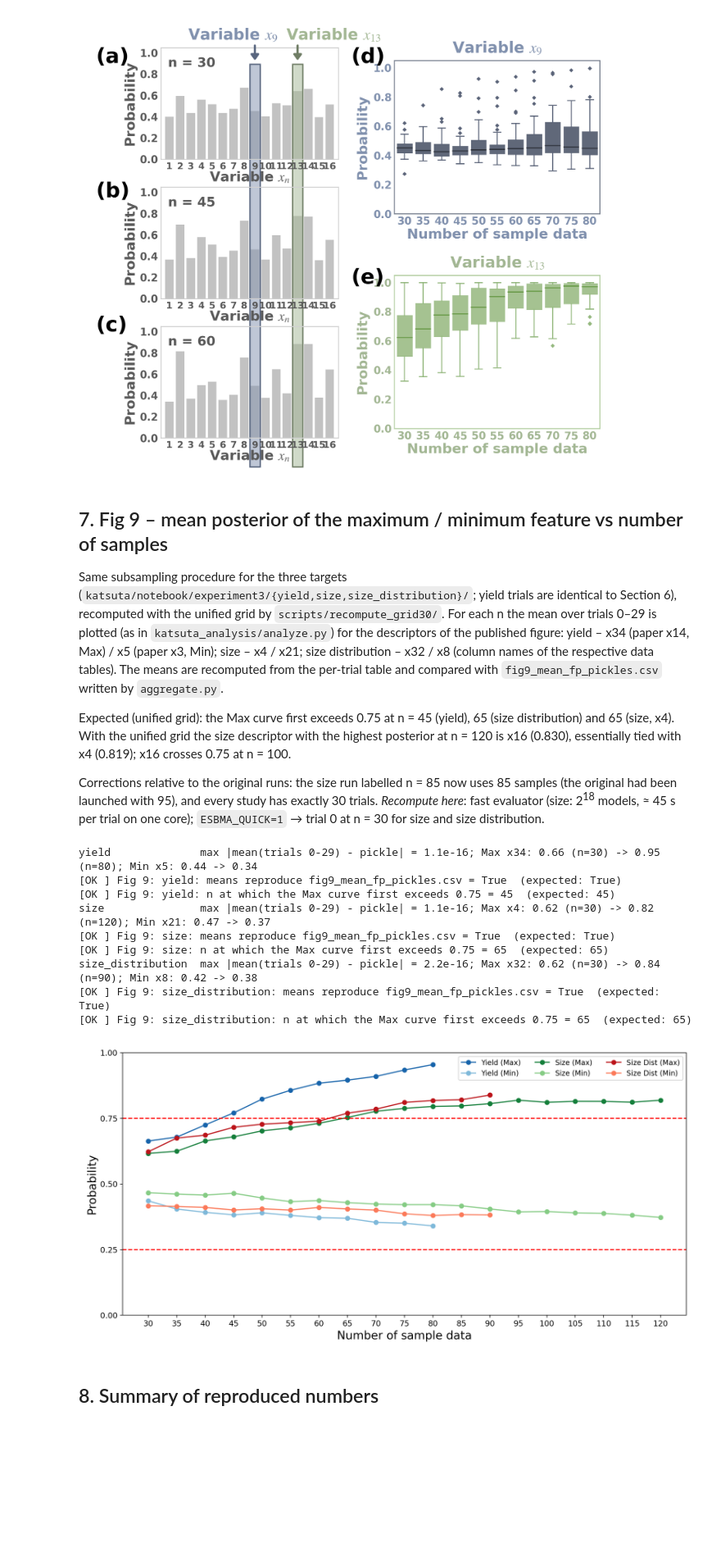
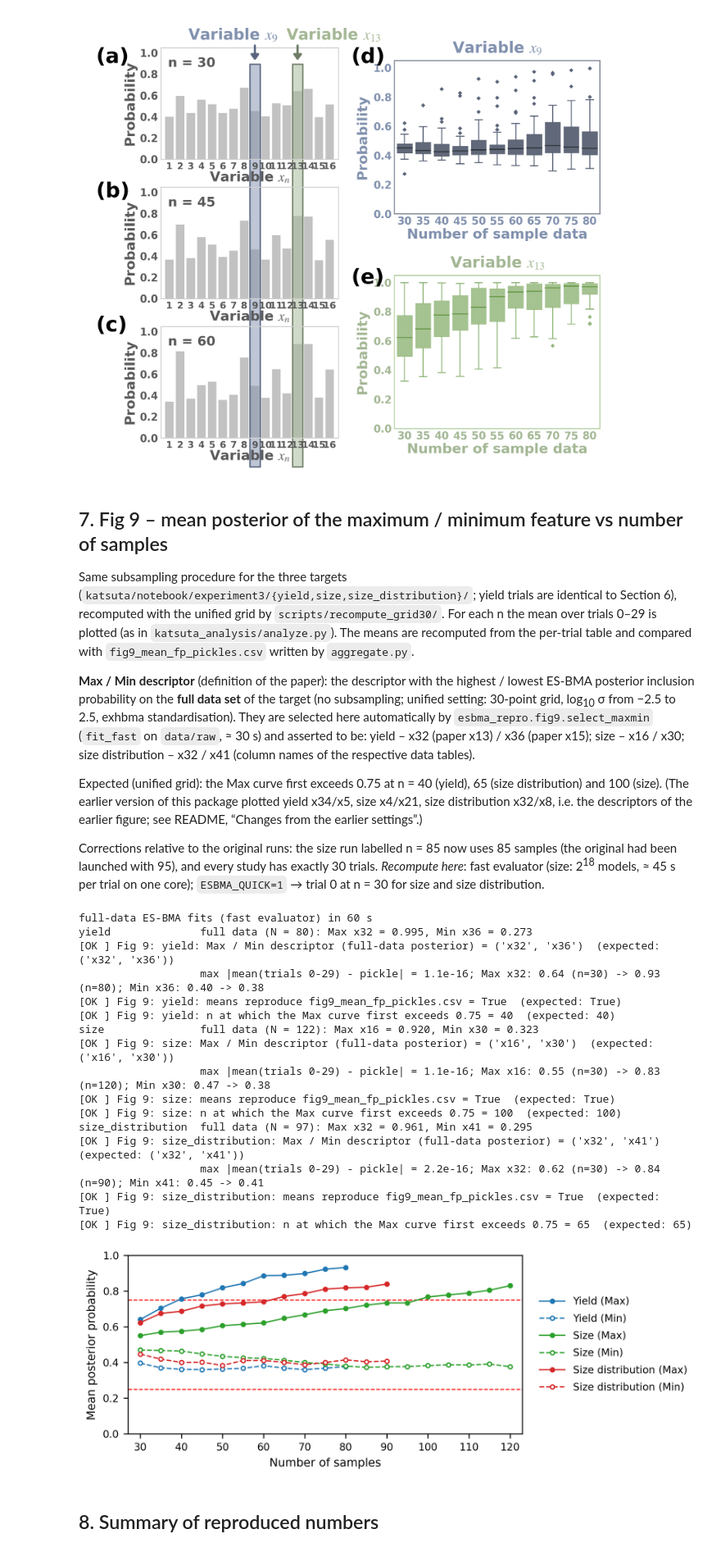
Before and after one commit to ryoukiyohara/esbma-nanosheet-repro, a Jupyter notebook: esbma_paper_reproduction.executed.ipynb, the cells around one changed output. Shown at 82% size. Cells and saved outputs as stored; diff of their text form; code cells hidden in the pictures; blank space fills up the shorter version.

```diff
--- a/esbma_paper_reproduction.executed.ipynb
+++ b/esbma_paper_reproduction.executed.ipynb
@@ -664,67 +664,80 @@ x13: median posterior n=30 0.63 -> n=80 0.97; IQR n=30 0.28 -> n=80 0.07
 
 Same subsampling procedure for the three targets (`katsuta/notebook/experiment3/{yield,size,size_distribution}/`;
 yield trials are identical to Section 6), recomputed with the unified grid by `scripts/recompute_grid30/`. For each n
-the mean over trials 0–29 is plotted (as in `katsuta_analysis/analyze.py`) for the descriptors of the published figure:
-yield – x34 (paper x14, Max) / x5 (paper x3, Min); size – x4 / x21; size distribution – x32 / x8 (column names of the
-respective data tables). The means are recomputed from the per-trial table and compared with `fig9_mean_fp_pickles.csv`
-written by `aggregate.py`.
+the mean over trials 0–29 is plotted (as in `katsuta_analysis/analyze.py`). The means are recomputed from the per-trial
+table and compared with `fig9_mean_fp_pickles.csv` written by `aggregate.py`.
 
-Expected (unified grid): the Max curve first exceeds 0.75 at n = 45 (yield), 65 (size distribution) and 65 (size, x4).
-With the unified grid the size descriptor with the highest posterior at n = 120 is x16 (0.830), essentially tied with x4
-(0.819); x16 crosses 0.75 at n = 100.
+**Max / Min descriptor** (definition of the paper): the descriptor with the highest / lowest ES-BMA posterior inclusion
+probability on the **full data set** of the target (no subsampling; unified setting: 30-point grid, log<sub>10</sub> σ from
+−2.5 to 2.5, exhbma standardisation). They are selected here automatically by `esbma_repro.fig9.select_maxmin`
+(`fit_fast` on `data/raw`, ≈ 30 s) and asserted to be: yield – x32 (paper x13) / x36 (paper x15); size – x16 / x30;
+size distribution – x32 / x41 (column names of the respective data tables).
+
+Expected (unified grid): the Max curve first exceeds 0.75 at n = 40 (yield), 65 (size distribution) and 100 (size).
+(The earlier version of this package plotted yield x34/x5, size x4/x21, size distribution x32/x8, i.e. the descriptors
+of the earlier figure; see README, “Changes from the earlier settings”.)
 
 Corrections relative to the original runs: the size run labelled n = 85 now uses 85 samples (the original had been
 launched with 95), and every study has exactly 30 trials. *Recompute here*: fast evaluator (size: 2<sup>18</sup> models,
 ≈ 45 s per trial on one core); `ESBMA_QUICK=1` → trial 0 at n = 30 for size and size distribution.
 # %%
 RECOMPUTE_FIG9 = RECOMPUTE_ALL
+from esbma_repro import fig9
 MP = pd.read_csv(f"{INTER}/fig9_mean_fp_pickles.csv")
-SPEC = {"yield": ("yield_katsuta", "x34", "x5", "Blues"), "size": ("size", "x4", "x21", "Greens"),
-        "size_distribution": ("size_distribution", "x32", "x8", "Reds")}
+SRC = {"yield": "yield_katsuta", "size": "size", "size_distribution": "size_distribution"}
 if RECOMPUTE_FIG9:
     todo = [("size", 30, 0), ("size_distribution", 30, 0)] if QUICK else \
            [(tg, n, t_) for tg, ns_ in [("yield", range(30, 85, 5)), ("size", range(30, 125, 5)), ("size_distribution", range(30, 95, 5))]
             for n in ns_ for t_ in range(30)]
     t = time.time()
     for tg, n, t_ in todo:
         Xt, yt, ct = D.load(tg, RAW)
         idx, fpost = subsample.run_trial(Xt, yt, n, t_, use_exhbma=USE_EXHBMA, n_jobs=N_JOBS)
-        old = TR[(TR.target == SPEC[tg][0]) & (TR.n_dir == n) & (TR.trial == t_)].iloc[0]
+        old = TR[(TR.target == SRC[tg]) & (TR.n_dir == n) & (TR.trial == t_)].iloc[0]
         assert idx == list(map(int, old.sample_indexs.split()))
         print(f"{tg} n={n} trial={t_}: same indices; max |Δ posterior| = {np.abs(fpost - old[ct].to_numpy(float)).max():.2e}")
     print("recomputed %d trial(s) in %.0f s" % (len(todo), time.time() - t))
 
-fig, ax = plt.subplots(figsize=(12, 6)); xs = np.arange(30, 125, 5)
-for tg, (src, cmax, cmin, cmap) in SPEC.items():
-    T = TR[(TR.target == src) & (TR.trial < 30)]
-    mean = T.groupby("n_dir")[[cmax, cmin]].mean()
+# Max / Min = highest / lowest ES-BMA posterior on the full data of each target (unified grid)
+t = time.time(); MAXMIN = fig9.select_maxmin(RAW, GRID)
+print("full-data ES-BMA fits (fast evaluator) in %.0f s" % (time.time() - t))
+means = {}
+for tg in fig9.TARGETS:
+    cmax, cmin, fpf = MAXMIN[tg]
+    print(f"{tg:18s} full data (N = {D.load(tg, RAW)[0].shape[0]}): Max {cmax} = {fpf[cmax]:.3f}, Min {cmin} = {fpf[cmin]:.3f}")
+    check("Fig 9", f"{tg}: Max / Min descriptor (full-data posterior)", (cmax, cmin), fig9.EXPECTED_MAXMIN[tg])
+    assert (cmax, cmin) == fig9.EXPECTED_MAXMIN[tg], (tg, cmax, cmin)
+    T = TR[(TR.target == SRC[tg]) & (TR.trial < 30)]
+    mean = T.groupby("n_dir")[[cmax, cmin]].mean(); means[tg] = mean
     ref = MP[MP.target == tg].set_index("n")[[cmax, cmin]]
-    print(f"{tg:18s} max |mean(trials 0-29) - pickle| = {np.abs(mean.loc[ref.index] - ref).max().max():.1e}; "
+    print(f"{'':18s} max |mean(trials 0-29) - pickle| = {np.abs(mean.loc[ref.index] - ref).max().max():.1e}; "
           f"Max {cmax}: {mean[cmax].iloc[0]:.2f} (n={mean.index[0]}) -> {mean[cmax].iloc[-1]:.2f} (n={mean.index[-1]}); "
           f"Min {cmin}: {mean[cmin].iloc[0]:.2f} -> {mean[cmin].iloc[-1]:.2f}")
     check("Fig 9", f"{tg}: means reproduce fig9_mean_fp_pickles.csv", bool(np.abs(mean.loc[ref.index] - ref).max().max() < 1e-12), True)
-    check("Fig 9", f"{tg}: n at which the Max curve first exceeds 0.75", int(next(n for n, v in mean[cmax].items() if v > 0.75)),
-          {"yield": 45, "size": 65, "size_distribution": 65}[tg])
-    c = plt.get_cmap(cmap)
-    lab = {"yield": "Yield", "size": "Size", "size_distribution": "Size Dist"}[tg]
-    ax.plot(mean.index.to_numpy(), mean[cmax].to_numpy(), "o-", color=c(0.8), label=f"{lab} (Max)")
-    ax.plot(mean.index.to_numpy(), mean[cmin].to_numpy(), "o-", color=c(0.45), label=f"{lab} (Min)")
-ax.axhline(0.75, color="red", ls="--"); ax.axhline(0.25, color="red", ls="--")
-ax.set_ylim(0, 1); ax.set_yticks([0, .25, .5, .75, 1]); ax.set_xticks(xs)
-ax.set_xlabel("Number of sample data", fontsize=16); ax.set_ylabel("Probability", fontsize=16); ax.legend(ncol=3, fontsize=10)
-fig.tight_layout(); fig.savefig(f"{FIGS}/Fig9_mean_posterior_vs_n.png", dpi=200); plt.close(fig)
+    check("Fig 9", f"{tg}: n at which the Max curve first exceeds 0.75", fig9.first_crossing(mean[cmax]),
+          {"yield": 40, "size": 100, "size_distribution": 65}[tg])
+
+fig = fig9.make_figure(means, MAXMIN)
+fig.savefig(f"{FIGS}/Fig9_mean_posterior_vs_n.png", dpi=300); plt.close(fig)
 show(f"{FIGS}/Fig9_mean_posterior_vs_n.png")
 # %% [output]
-yield              max |mean(trials 0-29) - pickle| = 1.1e-16; Max x34: 0.66 (n=30) -> 0.95 (n=80); Min x5: 0.44 -> 0.34
+full-data ES-BMA fits (fast evaluator) in 60 s
+yield              full data (N = 80): Max x32 = 0.995, Min x36 = 0.273
+[OK ] Fig 9: yield: Max / Min descriptor (full-data posterior) = ('x32', 'x36')  (expected: ('x32', 'x36'))
+                   max |mean(trials 0-29) - pickle| = 1.1e-16; Max x32: 0.64 (n=30) -> 0.93 (n=80); Min x36: 0.40 -> 0.38
 [OK ] Fig 9: yield: means reproduce fig9_mean_fp_pickles.csv = True  (expected: True)
-[OK ] Fig 9: yield: n at which the Max curve first exceeds 0.75 = 45  (expected: 45)
-size               max |mean(trials 0-29) - pickle| = 1.1e-16; Max x4: 0.62 (n=30) -> 0.82 (n=120); Min x21: 0.47 -> 0.37
+[OK ] Fig 9: yield: n at which the Max curve first exceeds 0.75 = 40  (expected: 40)
+size               full data (N = 122): Max x16 = 0.920, Min x30 = 0.323
+[OK ] Fig 9: size: Max / Min descriptor (full-data posterior) = ('x16', 'x30')  (expected: ('x16', 'x30'))
+                   max |mean(trials 0-29) - pickle| = 1.1e-16; Max x16: 0.55 (n=30) -> 0.83 (n=120); Min x30: 0.47 -> 0.38
 [OK ] Fig 9: size: means reproduce fig9_mean_fp_pickles.csv = True  (expected: True)
-[OK ] Fig 9: size: n at which the Max curve first exceeds 0.75 = 65  (expected: 65)
-size_distribution  max |mean(trials 0-29) - pickle| = 2.2e-16; Max x32: 0.62 (n=30) -> 0.84 (n=90); Min x8: 0.42 -> 0.38
+[OK ] Fig 9: size: n at which the Max curve first exceeds 0.75 = 100  (expected: 100)
+size_distribution  full data (N = 97): Max x32 = 0.961, Min x41 = 0.295
+[OK ] Fig 9: size_distribution: Max / Min descriptor (full-data posterior) = ('x32', 'x41')  (expected: ('x32', 'x41'))
+                   max |mean(trials 0-29) - pickle| = 2.2e-16; Max x32: 0.62 (n=30) -> 0.84 (n=90); Min x41: 0.45 -> 0.41
 [OK ] Fig 9: size_distribution: means reproduce fig9_mean_fp_pickles.csv = True  (expected: True)
 [OK ] Fig 9: size_distribution: n at which the Max curve first exceeds 0.75 = 65  (expected: 65)
-[figure, old version]
+[figure, new version]
 # %% [markdown]
 ## 8. Summary of reproduced numbers
 # %%
```
Also changed, not shown: parts of 1 cell of this notebook, 8 other files.
